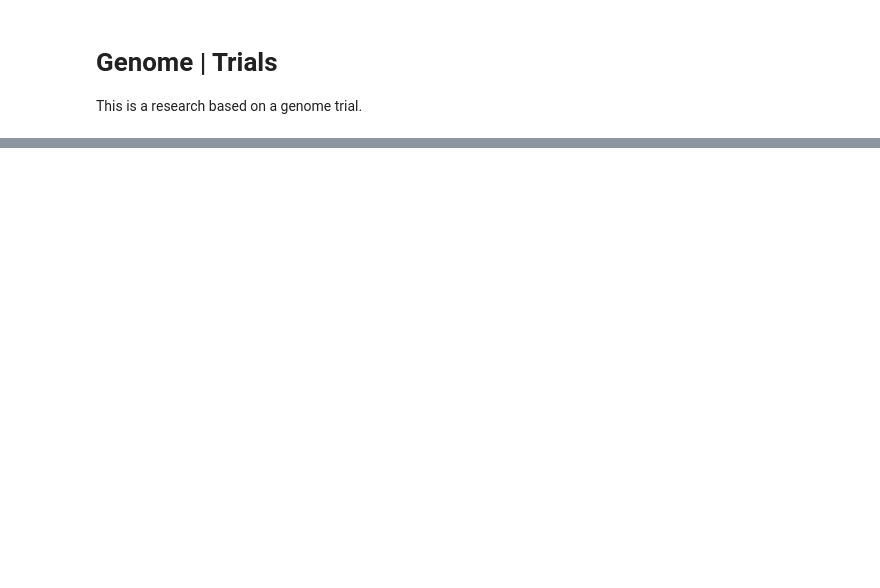
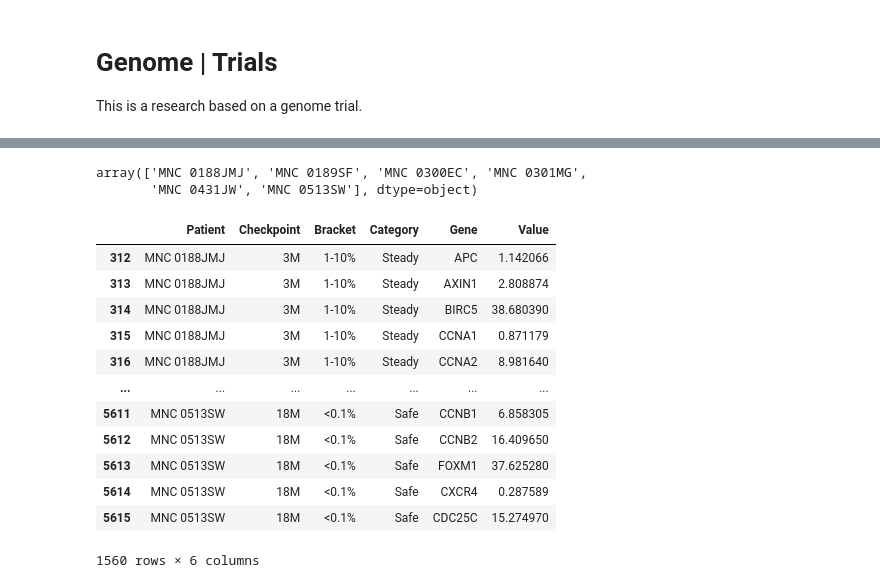
Before and after one commit to epappas/datascience, a Jupyter notebook: biomed_01_2021/biomed_01_2021.ipynb, the cells around one changed output, grey strips where cells are left out. Cells and saved outputs as stored; diff of their text form; code cells hidden in the pictures; blank space fills up the shorter version.

```diff
--- a/biomed_01_2021/biomed_01_2021.ipynb
+++ b/biomed_01_2021/biomed_01_2021.ipynb
@@ -20,0 +141,54 @@ df = pd.read_csv("genes2.csv")
+# %%
+# find the patients that went from critical to steady then safe
+
+critical_3M = np.unique(df[(df.Category == 'Critical') & (df.Checkpoint == '3M')].Patient)
+steady_3M = np.unique(df[(df.Category == 'Steady') & (df.Checkpoint == '3M')].Patient)
+union_3M = np.union1d(steady_3M, critical_3M)
+union_3M
+
+
+critical_6M = np.unique(df[(df.Category == 'Critical') & (df.Checkpoint == '6M')].Patient)
+steady_6M = np.unique(df[(df.Category == 'Steady') & (df.Checkpoint == '6M')].Patient)
+safe_6M = np.unique(df[(df.Category == 'Safe') & (df.Checkpoint == '6M')].Patient)
+union_6M = np.union1d(steady_6M, critical_6M)
+
+intersect_6M = np.intersect1d(union_3M, np.union1d(safe_6M, union_6M))
+intersect_6M
+
+
+# critical_12M = np.unique(df[(df.Category == 'Critical') & (df.Checkpoint == '12M')].Patient)
+steady_12M = np.unique(df[(df.Category == 'Steady') & (df.Checkpoint == '12M')].Patient)
+safe_12M = np.unique(df[(df.Category == 'Safe') & (df.Checkpoint == '12M')].Patient)
+union_12M = np.union1d(steady_12M, critical_12M)
+
+# intersect_12M = np.intersect1d(intersect_6M, np.union1d(safe_12M, union_12M))
+intersect_12M = np.intersect1d(intersect_6M, np.union1d(safe_12M, steady_12M))
+intersect_12M
+
+
+safe_18M = np.unique(df[(df.Category == 'Safe') & (df.Checkpoint == '18M')].Patient)
+
+intersect_18M = np.intersect1d(intersect_12M, safe_18M)
+intersect_18M
+target_patients = intersect_18M
+target_patients
+# %% [output]
+array(['MNC 0188JMJ', 'MNC 0189SF', 'MNC 0300EC', 'MNC 0301MG',
+       'MNC 0431JW', 'MNC 0513SW'], dtype=object)
+# %%
+target_df = df[df.Patient.isin(target_patients)]
+target_df
+# %% [output]
+|  | Patient | Checkpoint | Bracket | Category | Gene | Value |
+| 312 | MNC 0188JMJ | 3M | 1-10% | Steady | APC | 1.142066 |
+| 313 | MNC 0188JMJ | 3M | 1-10% | Steady | AXIN1 | 2.808874 |
+| 314 | MNC 0188JMJ | 3M | 1-10% | Steady | BIRC5 | 38.680390 |
+| 315 | MNC 0188JMJ | 3M | 1-10% | Steady | CCNA1 | 0.871179 |
+| 316 | MNC 0188JMJ | 3M | 1-10% | Steady | CCNA2 | 8.981640 |
+| ... | ... | ... | ... | ... | ... | ... |
+| 5611 | MNC 0513SW | 18M | <0.1% | Safe | CCNB1 | 6.858305 |
+| 5612 | MNC 0513SW | 18M | <0.1% | Safe | CCNB2 | 16.409650 |
+| 5613 | MNC 0513SW | 18M | <0.1% | Safe | FOXM1 | 37.625280 |
+| 5614 | MNC 0513SW | 18M | <0.1% | Safe | CXCR4 | 0.287589 |
+| 5615 | MNC 0513SW | 18M | <0.1% | Safe | CDC25C | 15.274970 |
+1560 rows × 6 columns
```
Also changed, not shown: parts of 18 cells of this notebook, 1 other file.
